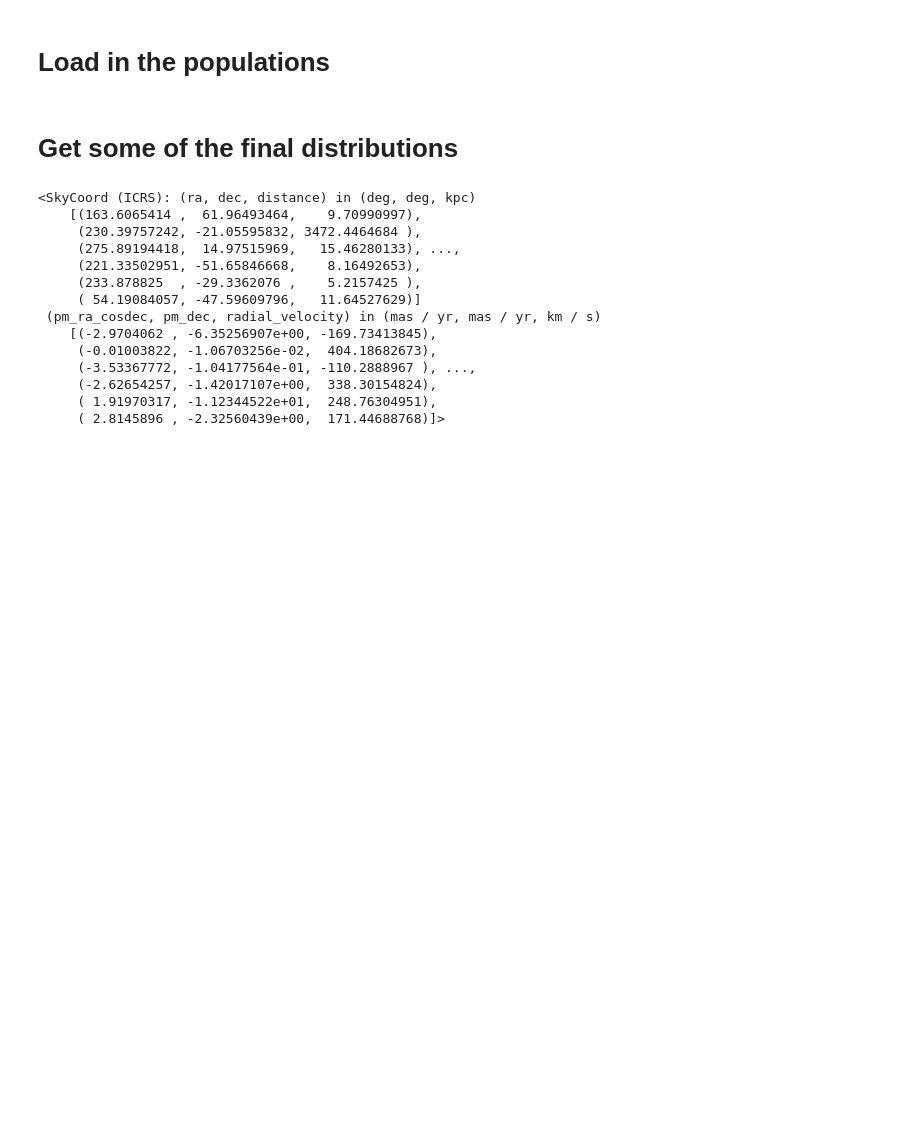
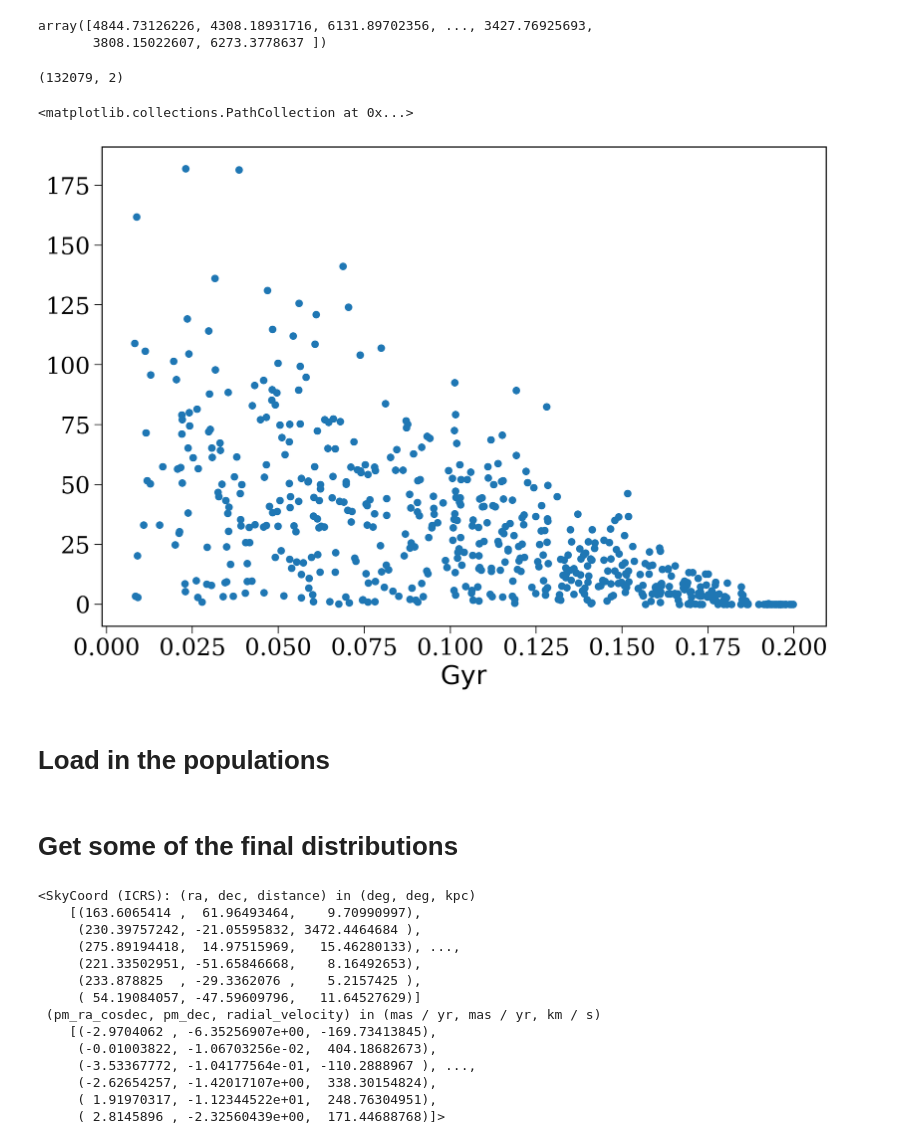
Before and after one commit to TomWagg/cogsworth, a Jupyter notebook: scratch.ipynb, the cells around one changed output. Drawn from its saved outputs; the diff is of its cells as text; code cells hidden in the pictures; blank space fills up the shorter version.

```diff
--- a/scratch.ipynb
+++ b/scratch.ipynb
@@ -41,0 +200,5 @@ bc_grid = MISTBolometricCorrectionGrid(bands=['J', 'H', 'K', 'G', 'BP', 'RP'])
+# %%
+p.final_bpp["teff_1"].values
+# %% [output]
+array([4844.73126226, 4308.18931716, 6131.89702356, ..., 3427.76925693,
+       3808.15022607, 6273.3778637 ])
@@ -41,0 +207,4 @@ bc_grid = MISTBolometricCorrectionGrid(bands=['J', 'H', 'K', 'G', 'BP', 'RP'])
+# %%
+x.shape
+# %% [output]
+(132079, 2)
@@ -43,6 +214,14 @@ bc_grid = MISTBolometricCorrectionGrid(bands=['J', 'H', 'K', 'G', 'BP', 'RP'])
 p = kicker.pop.load("data/recent-pop")
 # %%
 zero_point_lum = 3.0128e28 * u.watt
+# %%
+disrupted_sep = p.final_coords[0].separation_3d(p.final_coords[1])
+# %%
+plt.scatter(p.initial_galaxy.tau[np.isfinite(disrupted_sep)],
+            disrupted_sep[np.isfinite(disrupted_sep)].value)
+# %% [output]
+<matplotlib.collections.PathCollection at 0x...>
+[figure, added]
 # %% [markdown]
 # Load in the populations
 # %%
```
Also changed, not shown: parts of 28 cells of this notebook, 2 other files.
